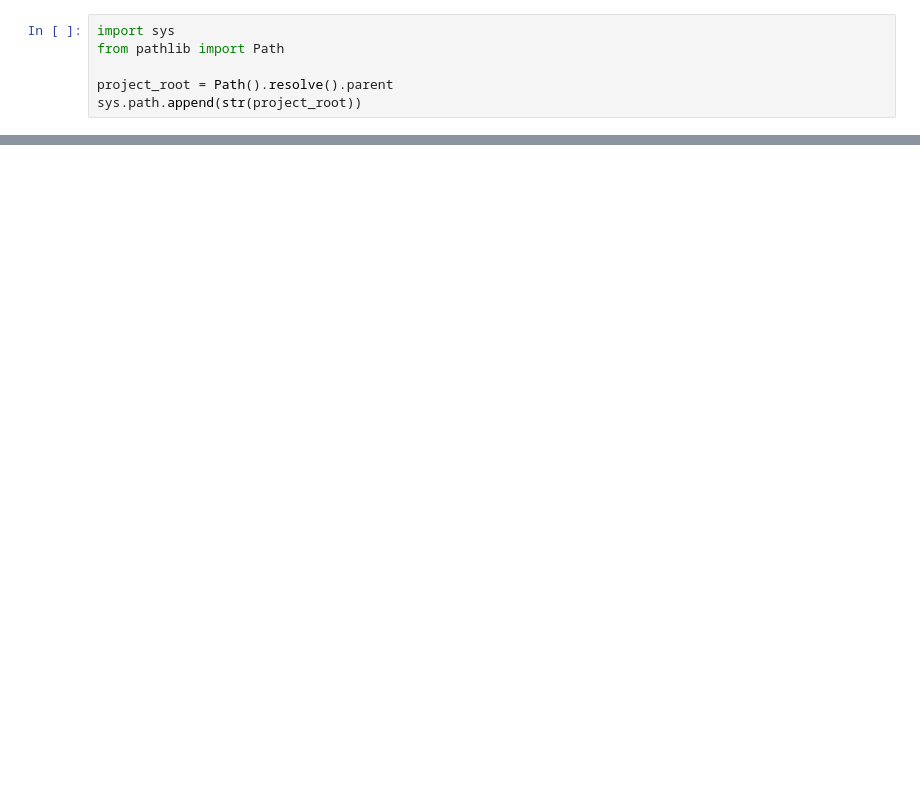
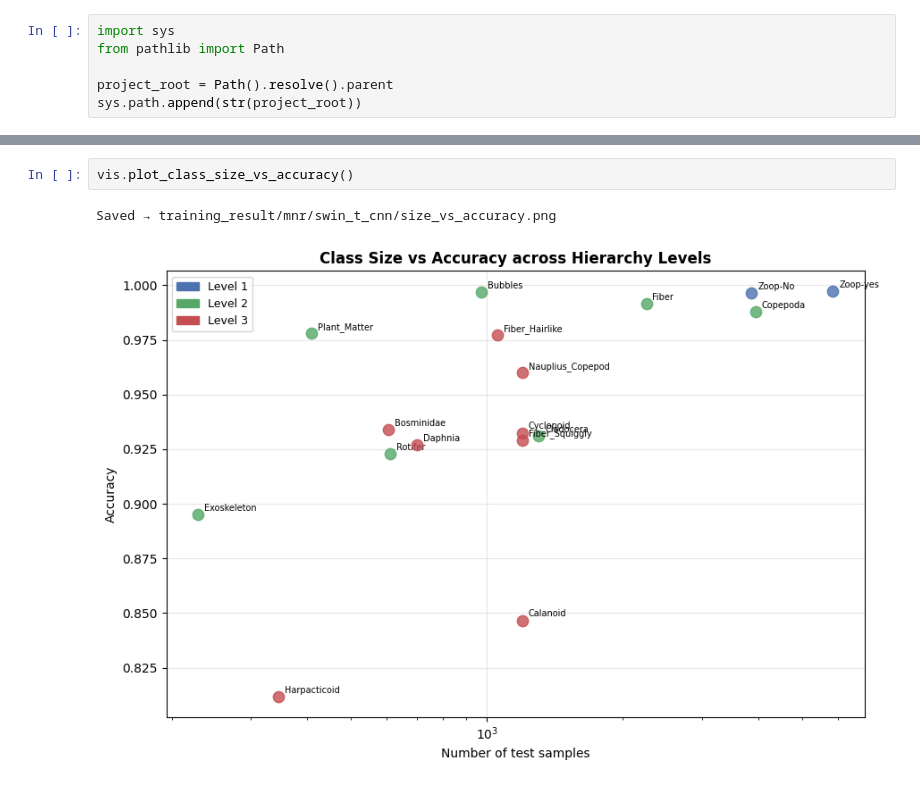
Before and after one commit to atjhin/Zooplankton_Classification, a Jupyter notebook: WHOI.ipynb, the cells around one changed output, grey strips where cells are left out. Cells and saved outputs as stored; diff of their text form; blank space fills up the shorter version.

```diff
--- a/WHOI.ipynb
+++ b/WHOI.ipynb
@@ -191,0 +217,5 @@ NameError: name 'Path' is not defined
+# %%
+vis.plot_class_size_vs_accuracy()
+# %% [output]
+Saved → training_result/mnr/swin_t_cnn/size_vs_accuracy.png
+[figure, added]
```
Also changed, not shown: parts of 11 cells of this notebook, 35 other files.
